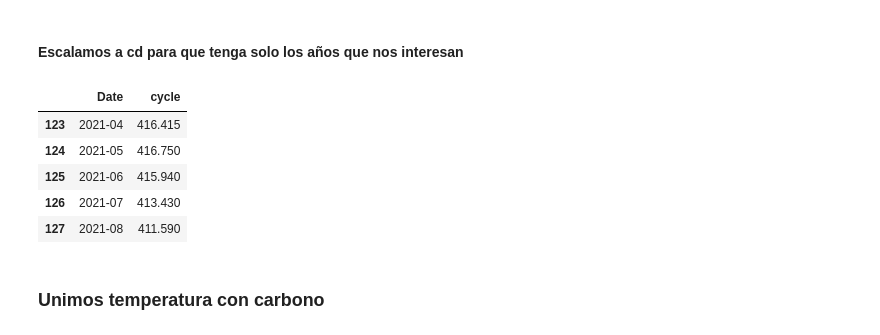
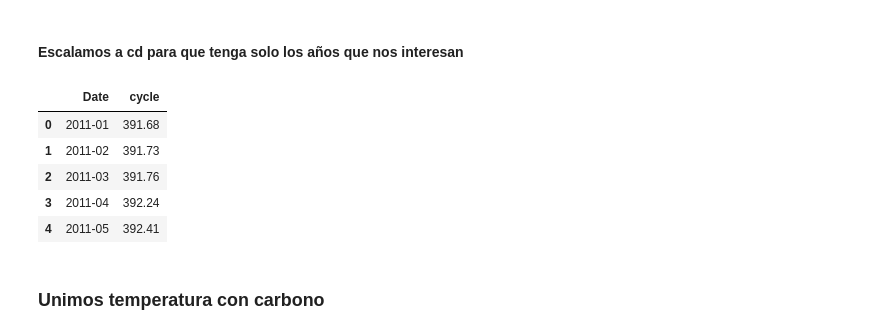
Before and after one commit to JulianTrufero/CO2-and-Temperatures-Seasonality, a Jupyter notebook: P (copy).ipynb, the cells around one changed output. Cells and saved outputs as stored; diff of their text form; code cells hidden in the pictures.

```diff
--- a/P (copy).ipynb
+++ b/P (copy).ipynb
@@ -133,14 +173,14 @@ co2 = agrup_mensual_co2(c)
 # %%
 co2 = co2.reset_index()
 # %%
-co2.tail()
+co2.head()
 # %% [output]
 |  | Date | cycle |
-| 123 | 2021-04 | 416.415 |
-| 124 | 2021-05 | 416.750 |
-| 125 | 2021-06 | 415.940 |
-| 126 | 2021-07 | 413.430 |
-| 127 | 2021-08 | 411.590 |
+| 0 | 2011-01 | 391.68 |
+| 1 | 2011-02 | 391.73 |
+| 2 | 2011-03 | 391.76 |
+| 3 | 2011-04 | 392.24 |
+| 4 | 2011-05 | 392.41 |
 # %% [markdown]
 ### Unimos temperatura con carbono
 # %%
```
Also changed, not shown: parts of 27 cells of this notebook.
